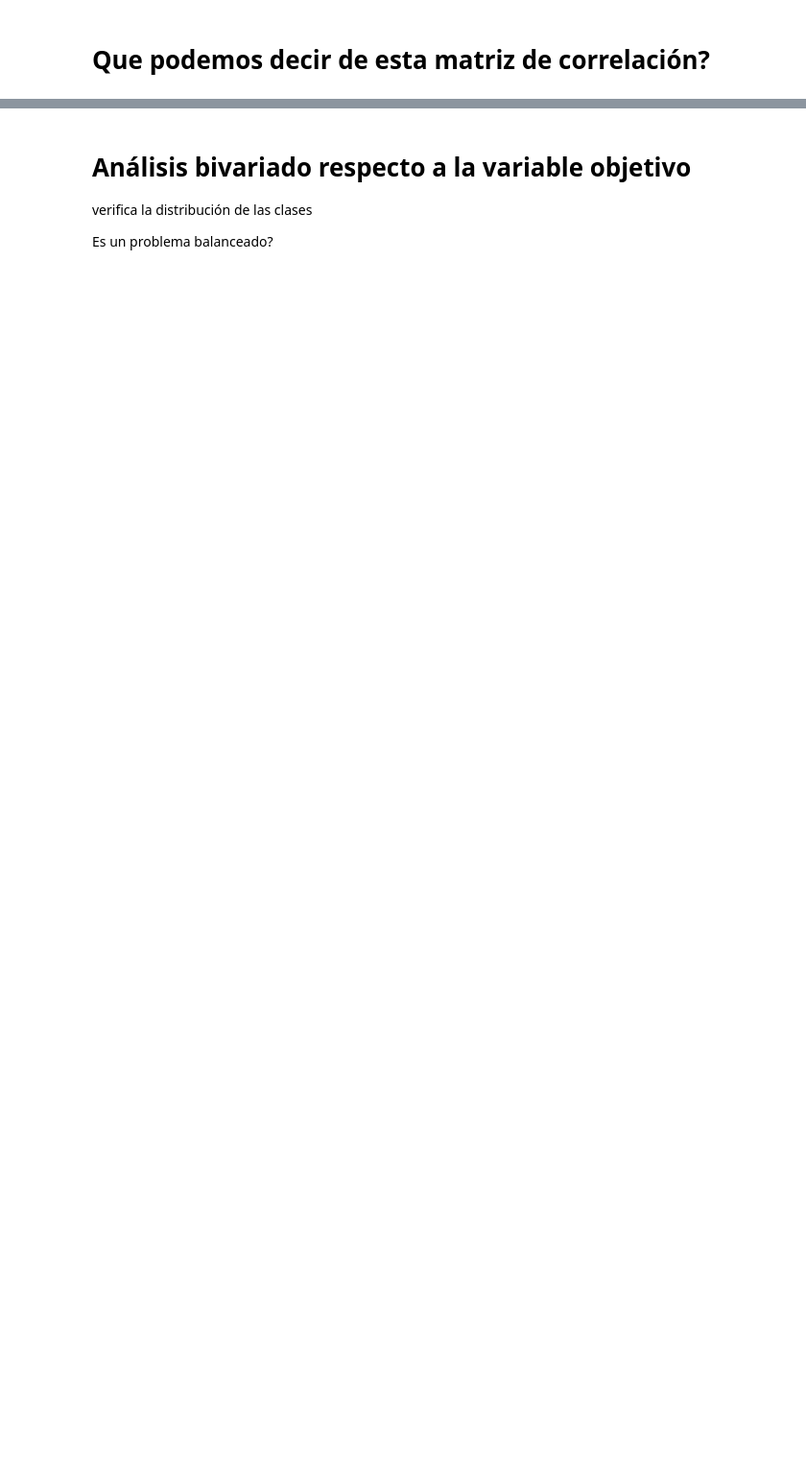
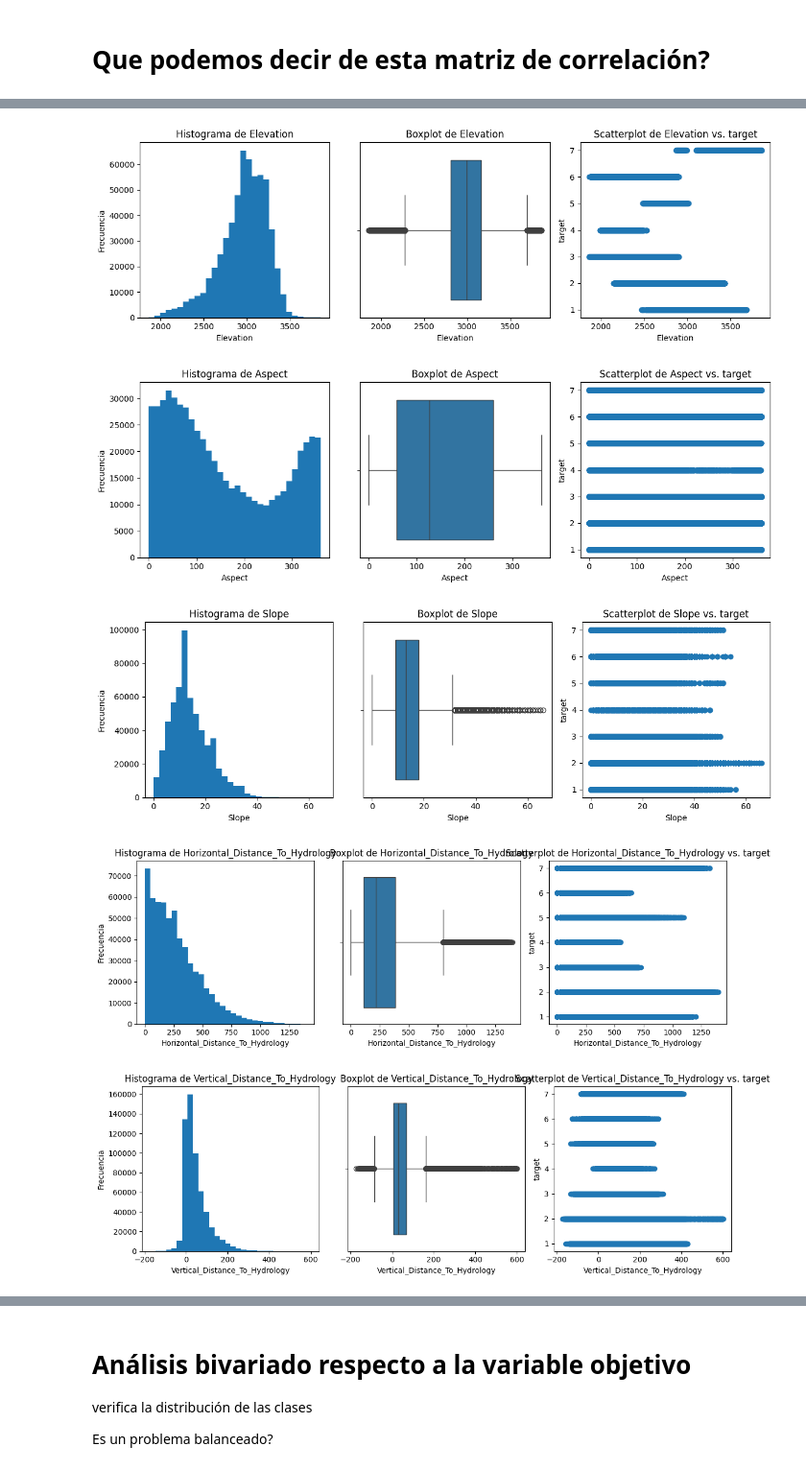
Before and after one commit to jeramirez169/An-lisis-exploratorio-de-datos, a Jupyter notebook: Final_2025-1.ipynb, the cells around one changed output, grey strips where cells are left out. Shown at 96% size. Drawn from its saved outputs; the diff is of its cells as text; code cells hidden in the pictures; blank space fills up the shorter version.

```diff
--- a/Final_2025-1.ipynb
+++ b/Final_2025-1.ipynb
@@ -127,0 +190,33 @@ plt.show()
+# %%
+# Análisis univariado mediante histogramas, boxplots y scatterplots
+for col in numerical_cols:
+    if col != 'target':  # Exclude the target variable itself
+        plt.figure(figsize=(12, 4))
+
+        # Histograma
+        plt.subplot(1, 3, 1)
+        plt.hist(df[col], bins=30)
+        plt.title(f'Histograma de {col}')
+        plt.xlabel(col)
+        plt.ylabel('Frecuencia')
+
+        # Boxplot
+        plt.subplot(1, 3, 2)
+        sns.boxplot(x=df[col])
+        plt.title(f'Boxplot de {col}')
+
+        # Scatterplot (comparando con la variable objetivo)
+        plt.subplot(1, 3, 3)
+        plt.scatter(df[col], df['target'])
+        plt.title(f'Scatterplot de {col} vs. target')
+        plt.xlabel(col)
+        plt.ylabel('target')
+
+        plt.tight_layout()
+        plt.show()
+# %% [output]
+[figure, added]
+[figure, added]
+[figure, added]
+[figure, added]
+[figure, added]
```
Also changed, not shown: parts of 35 cells of this notebook.
